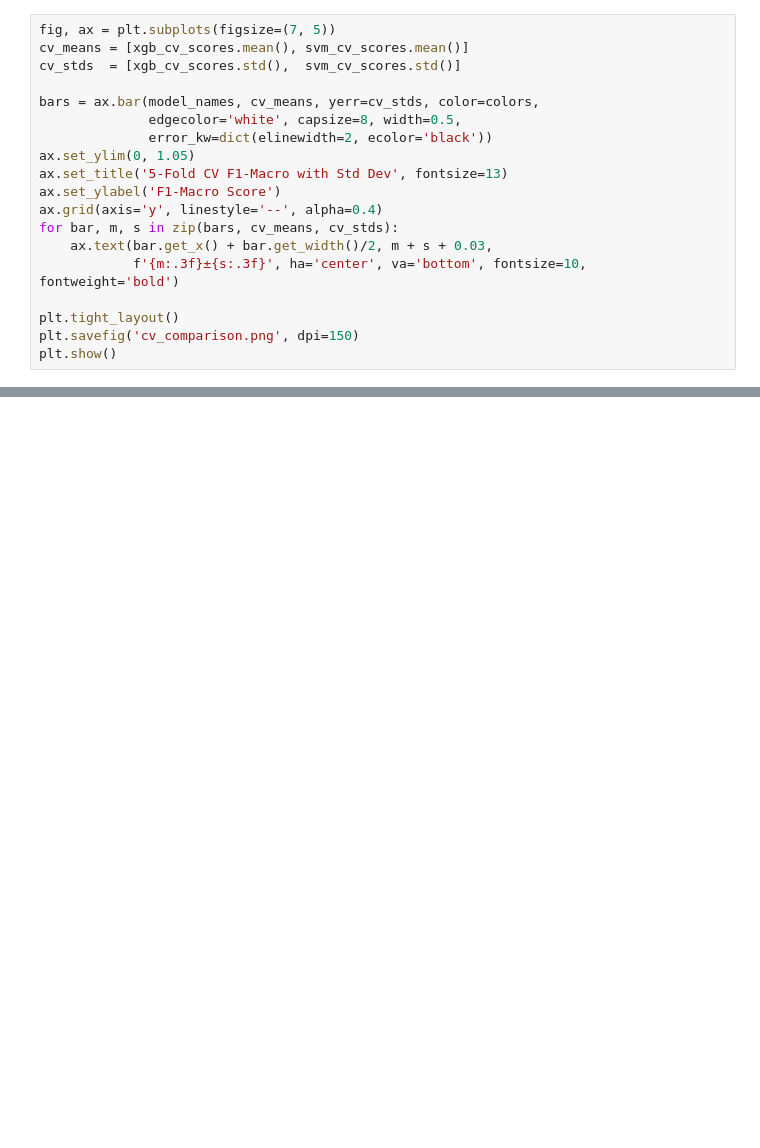
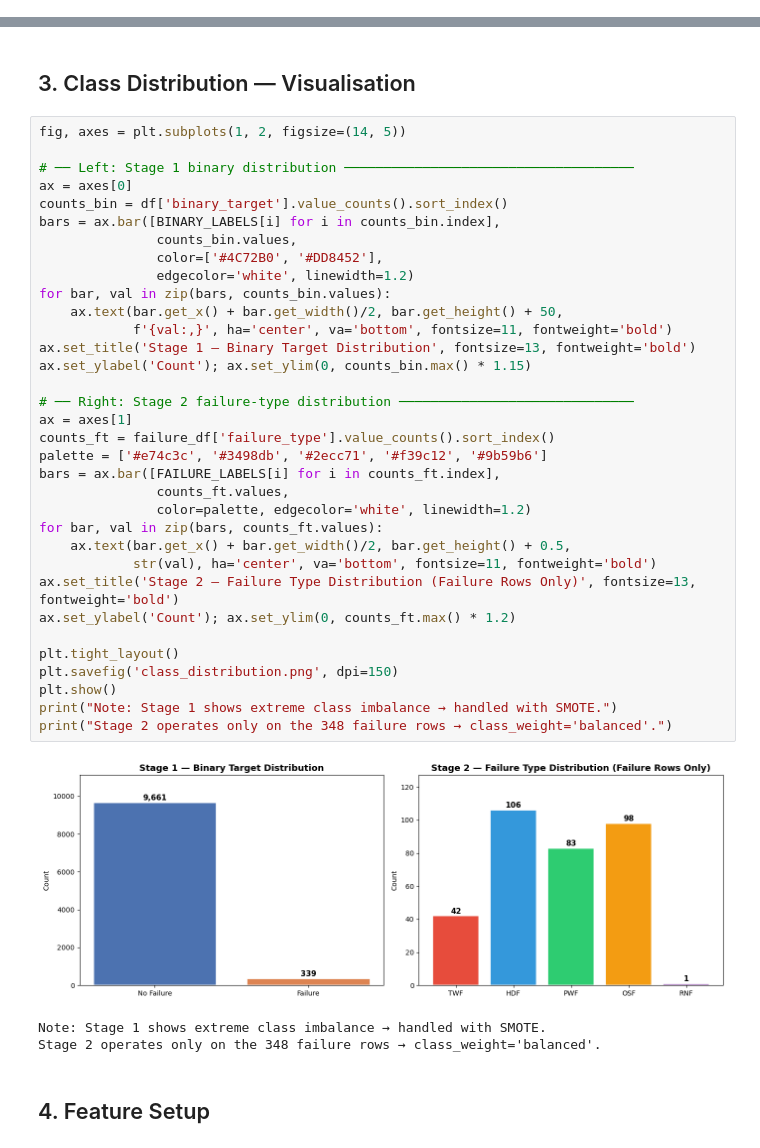
Before and after one commit to bytefairy0/MachineGuard-mlops-pipeline, a Jupyter notebook: notebooks/classification.ipynb, the cells around one changed output, grey strips where cells are left out. Cells and saved outputs as stored; diff of their text form; blank space fills up the shorter version.

Commit message:
Organized Files + model files

```diff
--- a/notebooks/classification.ipynb
+++ b/notebooks/classification.ipynb
@@ -435,19 +0,0 @@ plt.show()
-# %%
-fig, ax = plt.subplots(figsize=(7, 5))
-cv_means = [xgb_cv_scores.mean(), svm_cv_scores.mean()]
-cv_stds  = [xgb_cv_scores.std(),  svm_cv_scores.std()]
-
-bars = ax.bar(model_names, cv_means, yerr=cv_stds, color=colors,
-              edgecolor='white', capsize=8, width=0.5,
-              error_kw=dict(elinewidth=2, ecolor='black'))
-ax.set_ylim(0, 1.05)
-ax.set_title('5-Fold CV F1-Macro with Std Dev', fontsize=13)
-ax.set_ylabel('F1-Macro Score')
-ax.grid(axis='y', linestyle='--', alpha=0.4)
-for bar, m, s in zip(bars, cv_means, cv_stds):
-    ax.text(bar.get_x() + bar.get_width()/2, m + s + 0.03,
-            f'{m:.3f}±{s:.3f}', ha='center', va='bottom', fontsize=10, fontweight='bold')
-
-plt.tight_layout()
-plt.savefig('cv_comparison.png', dpi=150)
-plt.show()
@@ -614,0 +96,42 @@ SVM (RBF)    0.3320    0.2009     0.8175      0.1943     0.0088
+# %% [markdown]
+## 3. Class Distribution — Visualisation
+# %%
+fig, axes = plt.subplots(1, 2, figsize=(14, 5))
+
+# ── Left: Stage 1 binary distribution ─────────────────────────────────────
+ax = axes[0]
+counts_bin = df['binary_target'].value_counts().sort_index()
+bars = ax.bar([BINARY_LABELS[i] for i in counts_bin.index],
+               counts_bin.values,
+               color=['#4C72B0', '#DD8452'],
+               edgecolor='white', linewidth=1.2)
+for bar, val in zip(bars, counts_bin.values):
+    ax.text(bar.get_x() + bar.get_width()/2, bar.get_height() + 50,
+            f'{val:,}', ha='center', va='bottom', fontsize=11, fontweight='bold')
+ax.set_title('Stage 1 — Binary Target Distribution', fontsize=13, fontweight='bold')
+ax.set_ylabel('Count'); ax.set_ylim(0, counts_bin.max() * 1.15)
+
+# ── Right: Stage 2 failure-type distribution ──────────────────────────────
+ax = axes[1]
+counts_ft = failure_df['failure_type'].value_counts().sort_index()
+palette = ['#e74c3c', '#3498db', '#2ecc71', '#f39c12', '#9b59b6']
+bars = ax.bar([FAILURE_LABELS[i] for i in counts_ft.index],
+               counts_ft.values,
+               color=palette, edgecolor='white', linewidth=1.2)
+for bar, val in zip(bars, counts_ft.values):
+    ax.text(bar.get_x() + bar.get_width()/2, bar.get_height() + 0.5,
+            str(val), ha='center', va='bottom', fontsize=11, fontweight='bold')
+ax.set_title('Stage 2 — Failure Type Distribution (Failure Rows Only)', fontsize=13, fontweight='bold')
+ax.set_ylabel('Count'); ax.set_ylim(0, counts_ft.max() * 1.2)
+
+plt.tight_layout()
+plt.savefig('class_distribution.png', dpi=150)
+plt.show()
+print("Note: Stage 1 shows extreme class imbalance → handled with SMOTE.")
+print("Stage 2 operates only on the 348 failure rows → class_weight='balanced'.")
+# %% [output]
+[figure, added]
+Note: Stage 1 shows extreme class imbalance → handled with SMOTE.
+Stage 2 operates only on the 348 failure rows → class_weight='balanced'.
+# %% [markdown]
+## 4. Feature Setup
```
Also changed, not shown: parts of 86 cells of this notebook, 37 other files.
